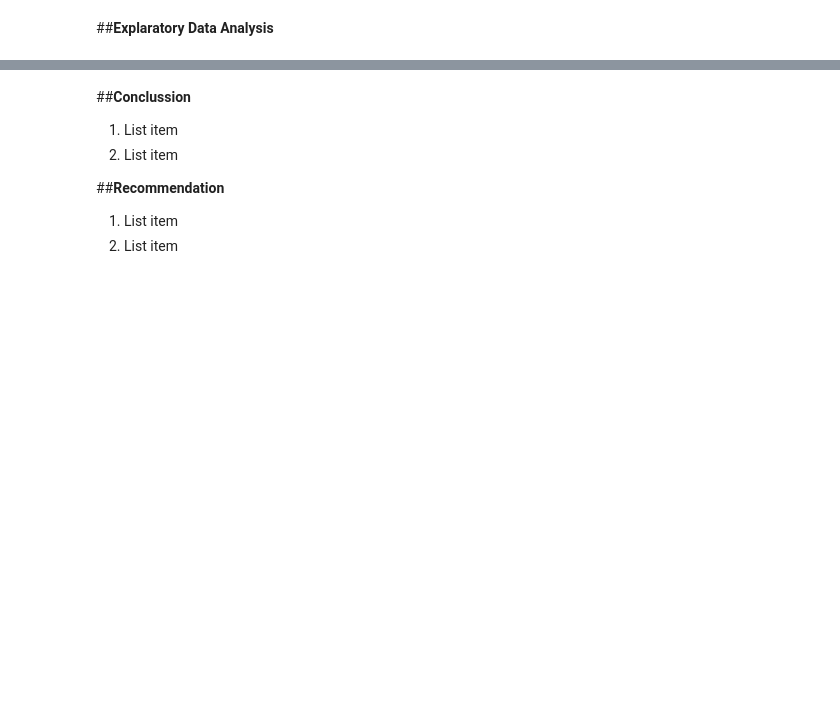
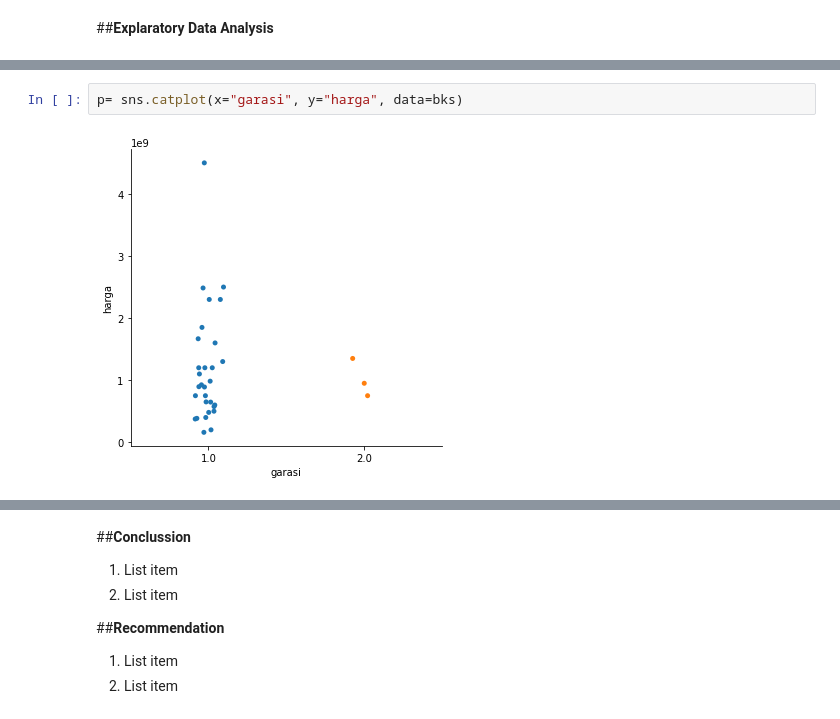
Before and after one commit to angelicachristabel01/Case-Study-01-Kelompok-K, a Jupyter notebook: Study_Case_Data_Mining_&_BI_Kelompok_K.ipynb, the cells around one changed output, grey strips where cells are left out. Drawn from its saved outputs; the diff is of its cells as text; blank space fills up the shorter version.

```diff
--- a/Study_Case_Data_Mining_&_BI_Kelompok_K.ipynb
+++ b/Study_Case_Data_Mining_&_BI_Kelompok_K.ipynb
@@ -399,0 +506,4 @@ bks.shape
+# %%
+p= sns.catplot(x="garasi", y="harga", data=bks)
+# %% [output]
+[figure, added]
```
Also changed, not shown: parts of 16 cells of this notebook.
